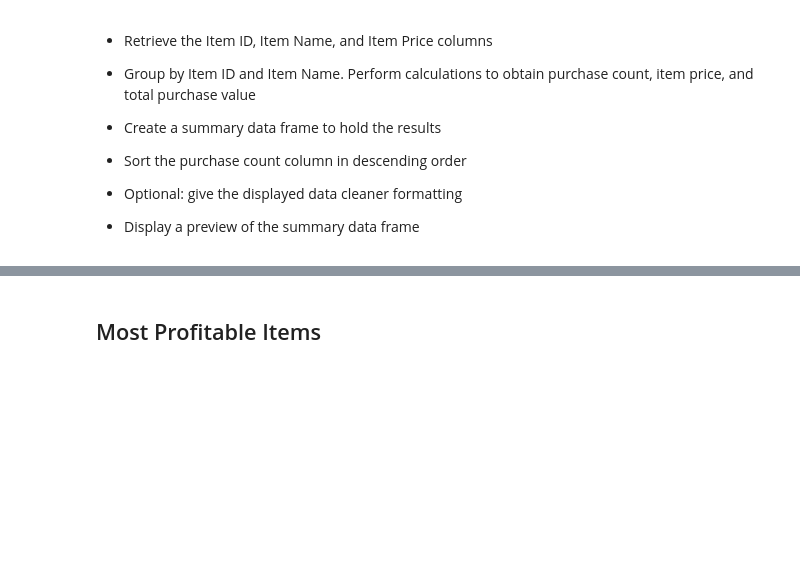
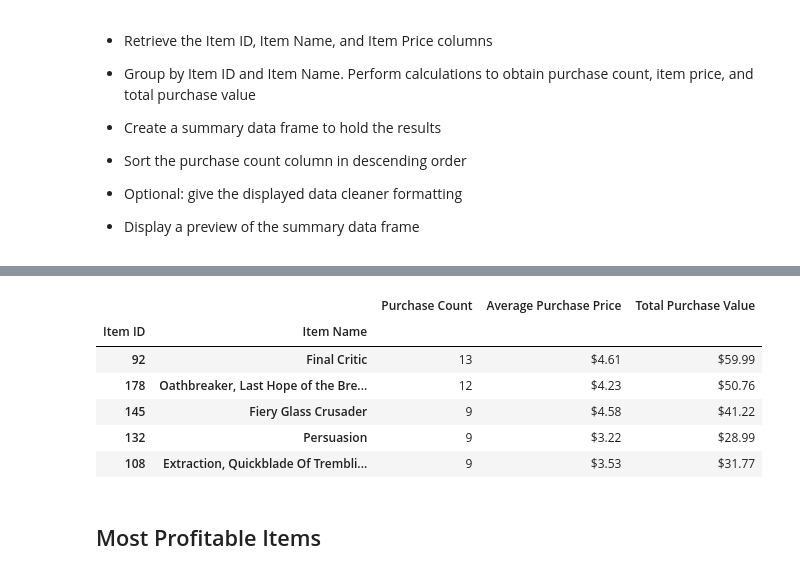
Before and after one commit to mcbien/pandas-challenge, a Jupyter notebook: Bien_HeroesOfPymoli.ipynb, the cells around one changed output, grey strips where cells are left out. Saved outputs shown, nothing was run; the diff lists cells and outputs as text; code cells hidden in the pictures; blank space fills up the shorter version.

```diff
--- a/Bien_HeroesOfPymoli.ipynb
+++ b/Bien_HeroesOfPymoli.ipynb
@@ -315,3 +306,36 @@ top_spenders_df.head()
+# %%
+# Create most popular DataFrame
+purchase_data_trunc = purchase_data[["Item ID","Item Name", "Price"]]
+
+# Rename columns per instructions
+purchase_data_trunc = purchase_data_trunc.rename(columns={"Price": "Item Price"})
+
+#Create groupby series to calculate elements
+item_purchase_count = purchase_data_trunc.groupby(["Item ID","Item Name"])["Item ID"].count()
+item_average_price = round(purchase_data_trunc.groupby(["Item ID","Item Name"])["Item Price"].mean(),2)
+item_total_purchase_value = purchase_data_trunc.groupby(["Item ID","Item Name"])["Item Price"].sum()
+
+# Create Most Popular dataframe
+most_popular_df = pd.DataFrame({"Purchase Count": item_purchase_count, "Average Purchase Price": item_average_price, "Total Purchase Value": item_total_purchase_value})
+
+# Force sort and formatting as to avoid losing the trailing zeroes
+most_popular_df = most_popular_df.sort_values("Purchase Count",ascending=False)
+most_popular_df["Average Purchase Price"] = most_popular_df["Average Purchase Price"].apply(lambda x: "{:.2f}".format(x))
+most_popular_df["Average Purchase Price"] = "$" + most_popular_df["Average Purchase Price"].astype(str)
+
+# Force formatting as to avoid losing the trailing zeroes
+most_popular_df["Total Purchase Value"] = most_popular_df["Total Purchase Value"].apply(lambda x: "{:.2f}".format(x))
+most_popular_df["Total Purchase Value"] = "$" + most_popular_df["Total Purchase Value"].astype(str)
+
+most_popular_df.head(5)
+# %% [output]
+|  |  | Purchase Count | Average Purchase Price | Total Purchase Value |
+| Item ID | Item Name |  |  |  |
+| 92 | Final Critic | 13 | $4.61 | $59.99 |
+| 178 | Oathbreaker, Last Hope of the Bre... | 12 | $4.23 | $50.76 |
+| 145 | Fiery Glass Crusader | 9 | $4.58 | $41.22 |
+| 132 | Persuasion | 9 | $3.22 | $28.99 |
+| 108 | Extraction, Quickblade Of Trembli... | 9 | $3.53 | $31.77 |
 # %% [markdown]
 ## Most Profitable Items
 # %% [markdown]
```
Also changed, not shown: parts of 2 cells of this notebook.
